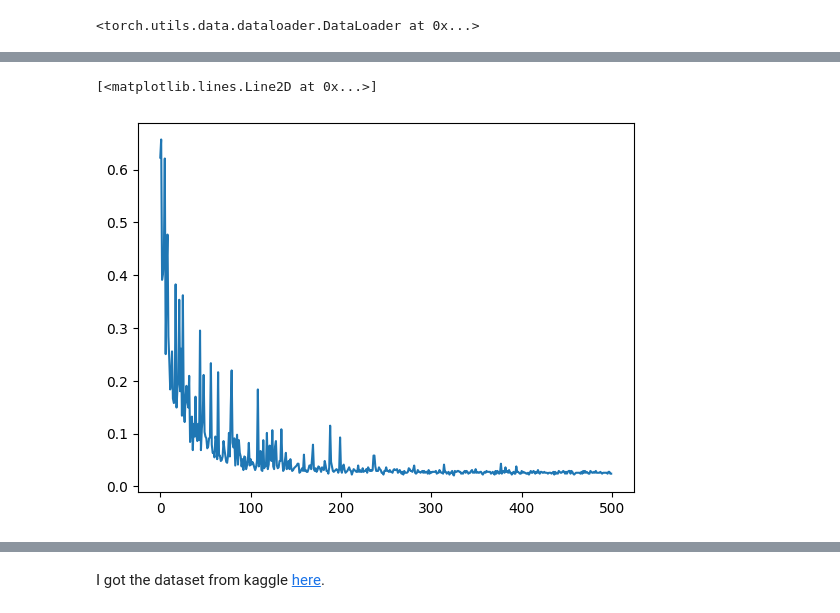
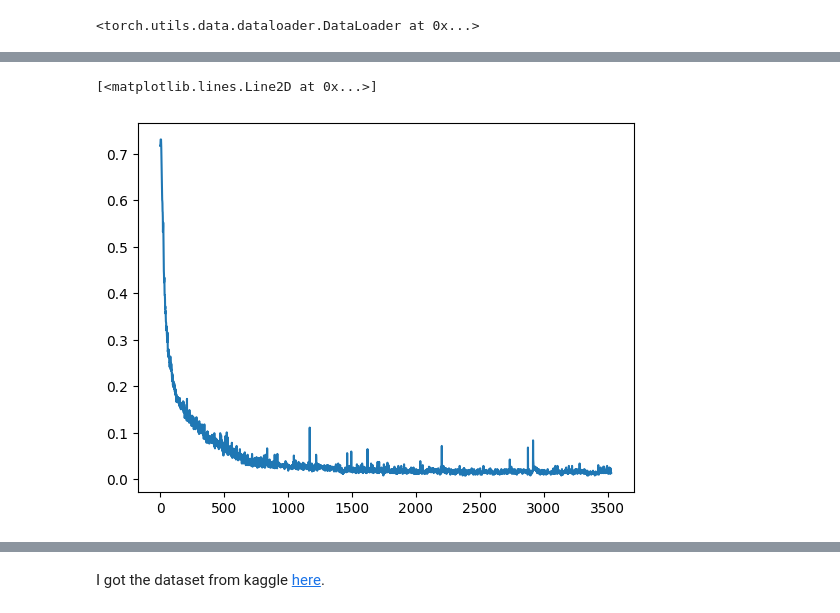
Before and after one commit to 11of12/coursework, a Jupyter notebook: winter2026/ecen471/projects/project4/instruments/instrument_classification.ipynb, the cells around one changed output, grey strips where cells are left out. Cells and saved outputs as stored; diff of their text form; code cells hidden in the pictures.

```diff
--- a/winter2026/ecen471/projects/project4/instruments/instrument_classification.ipynb
+++ b/winter2026/ecen471/projects/project4/instruments/instrument_classification.ipynb
@@ -33,7 +36,7 @@ num_validation_points = round(0.2*y.shape[0])
 training_dataset, validation_dataset = random_split(dataset, lengths=[num_training_points, num_validation_points], generator=generator)
 # %%
 from torch.utils.data import DataLoader
-batch_size = 64
+batch_size = 128
 train_dataloader = DataLoader(training_dataset, batch_size=batch_size, shuffle=True)
 test_dataloader = DataLoader(validation_dataset, batch_size=batch_size, shuffle=True)
 # %%
@@ -102,10 +188,39 @@ train_dataloader
 # %% [output]
 <torch.utils.data.dataloader.DataLoader at 0x...>
 # %%
+import torch.optim as optim
+
+# criterion = nn.CrossEntropyLoss()
+# optimizer = optim.SGD(model.parameters(), lr=0.001, momentum=0.9)
+
+# for epoch in range(2):  # loop over the dataset multiple times
+
+#     running_loss = 0.0
+#     for i, data in enumerate(train_dataloader, 0):
+#         # get the inputs; data is a list of [inputs, labels]
+#         inputs, labels = data
+
+#         # zero the parameter gradients
+#         optimizer.zero_grad()
+
+#         # forward + backward + optimize
+#         outputs = model(inputs)
+#         loss = criterion(outputs, labels)
+#         loss.backward()
+#         optimizer.step()
+
+#         # print statistics
+#         running_loss += loss.item()
+#         if i % 2000 == 1999:    # print every 2000 mini-batches
+#             print(f'[{epoch + 1}, {i + 1:5d}] loss: {running_loss / 2000:.3f}')
+#             running_loss = 0.0
+
+# print('Finished Training')
 import matplotlib.pyplot as plt
 
 loss_fn = nn.CrossEntropyLoss()
-optimizer = torch.optim.SGD(model.parameters(), lr=1e-3)
+# optimizer = torch.optim.SGD(model.parameters(), lr=1e-3)
+optimizer = torch.optim.SGD(model.parameters(), lr=5e-3, momentum=0.3)
 
 def train(dataloader, model, loss_fn, optimizer):
     size = len(dataloader.dataset)
@@ -146,7 +261,7 @@ def test(dataloader, model, loss_fn):
 
 train_error = []
 test_error = []
-epochs = 1500
+epochs = 60000
 for t in range(epochs):
     print(f"Epoch {t+1}\n-------------------------------")
     train(train_dataloader, model, loss_fn, optimizer)
@@ -173,7 +289,7 @@ Done!
 # %%
 import numpy as np
-plt.plot(1-np.array(test_error))
+plt.plot(np.array(test_error))
 # %% [output]
 [<matplotlib.lines.Line2D at 0x...>]
-[figure, old version]
+[figure, new version]
 # %%
```
Also changed, not shown: parts of 13 cells of this notebook, 24 other files.
